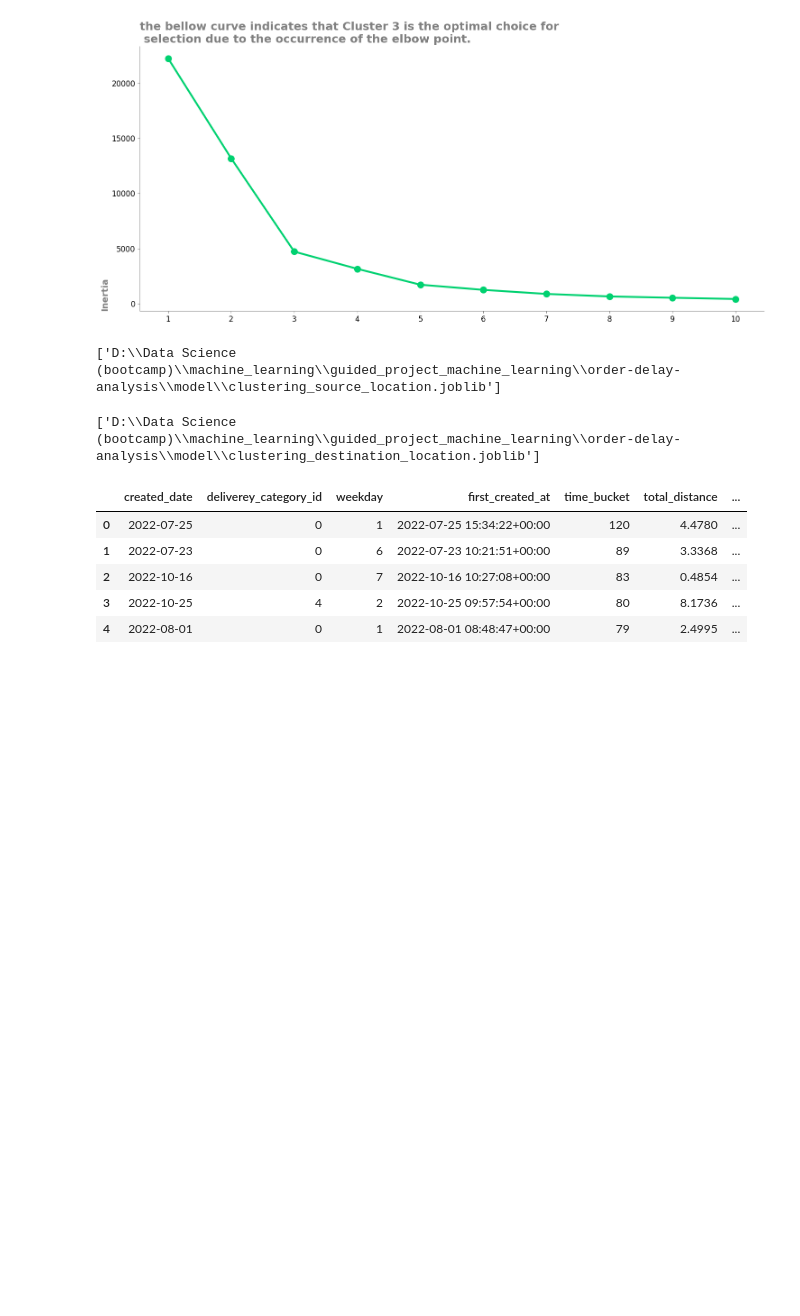
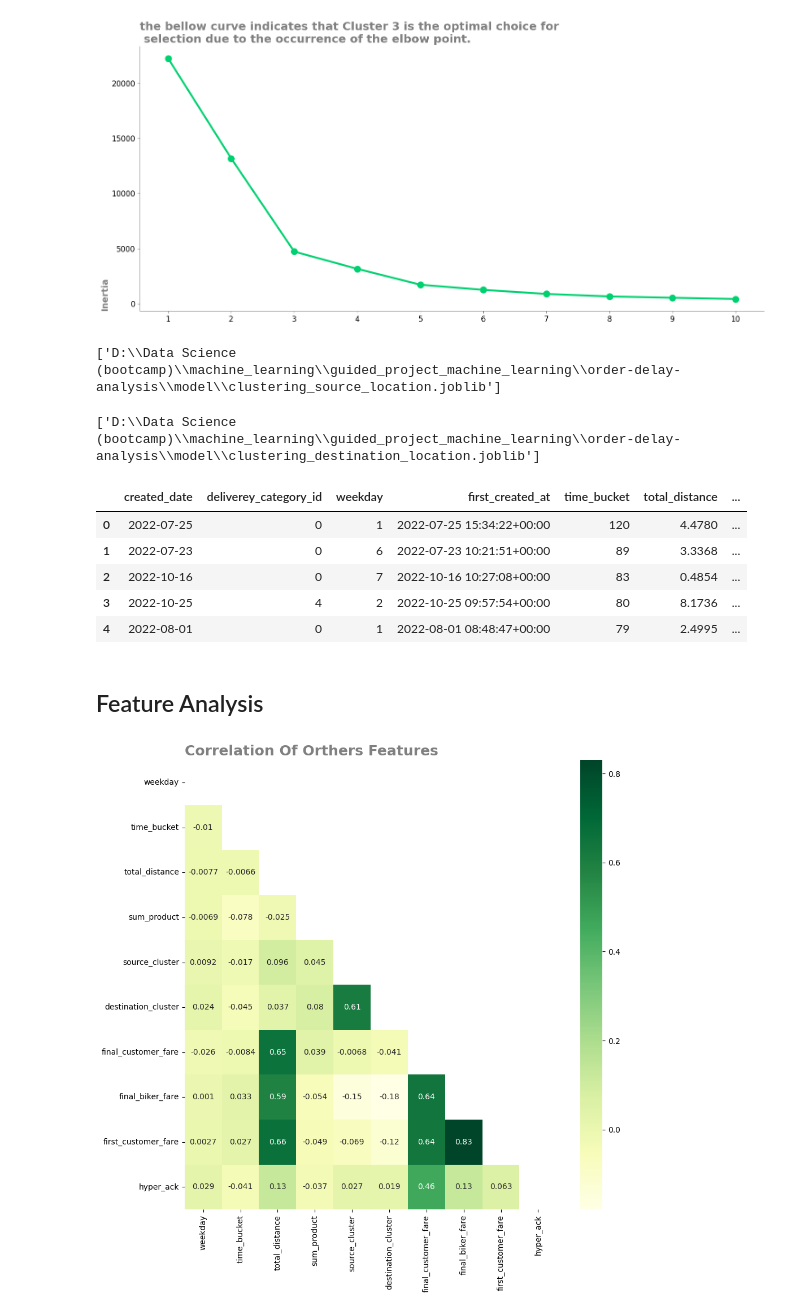
Before and after one commit to alinaddafi/order-delay-analysis, a Jupyter notebook: notebook/order-delay-prediction.ipynb, the cells around one changed output. Drawn from its saved outputs; the diff is of its cells as text; code cells hidden in the pictures; blank space fills up the shorter version.

```diff
--- a/notebook/order-delay-prediction.ipynb
+++ b/notebook/order-delay-prediction.ipynb
@@ -319,3 +319,37 @@ orders_features.head()
 | 2 | 2022-10-16 | 0 | 7 | 2022-10-16 10:27:08+00:00 | 83 | 0.4854 | ... |
 | 3 | 2022-10-25 | 4 | 2 | 2022-10-25 09:57:54+00:00 | 80 | 8.1736 | ... |
 | 4 | 2022-08-01 | 0 | 1 | 2022-08-01 08:48:47+00:00 | 79 | 2.4995 | ... |
+# %% [markdown]
+## Feature Analysis
+# %%
+CORRELATION_COLUMNS = [
+    "weekday",
+    "time_bucket",
+    "total_distance",
+    "sum_product",
+    "source_cluster",
+    "destination_cluster",
+    "final_customer_fare",
+    "final_biker_fare",
+    "first_customer_fare",
+    "hyper_ack"
+]
+# %%
+fig, ax= plt.subplots(figsize=(10, 10))
+matrix = np.triu(orders_features[CORRELATION_COLUMNS].corr())
+ax = sns.heatmap(
+    orders_features[CORRELATION_COLUMNS].corr(), cmap="YlGn", annot=True, mask=matrix
+)
+
+ax.set_title(
+    "Correlation Of Orthers Features",
+    weight = "bold",
+    loc = "left",
+    color = "gray",
+    fontsize = 18
+)
+
+plt.tight_layout()
+plt.show()
+# %% [output]
+[figure, added]
```
Also changed, not shown: parts of 7 cells of this notebook, 1 other file.
